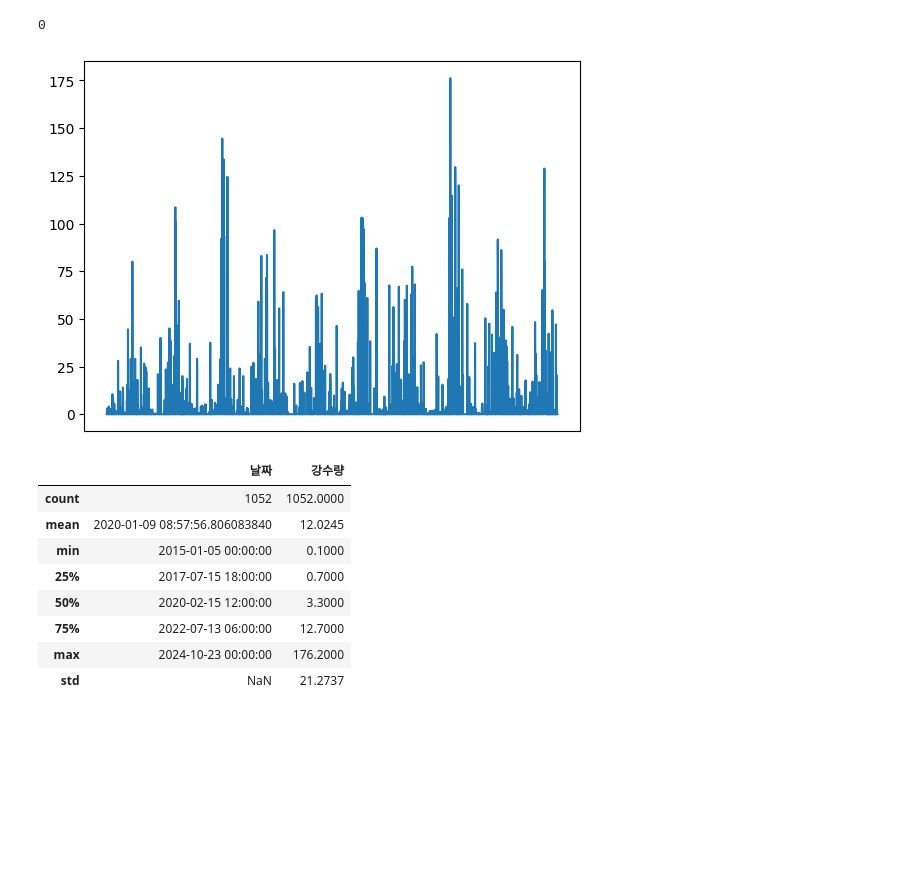
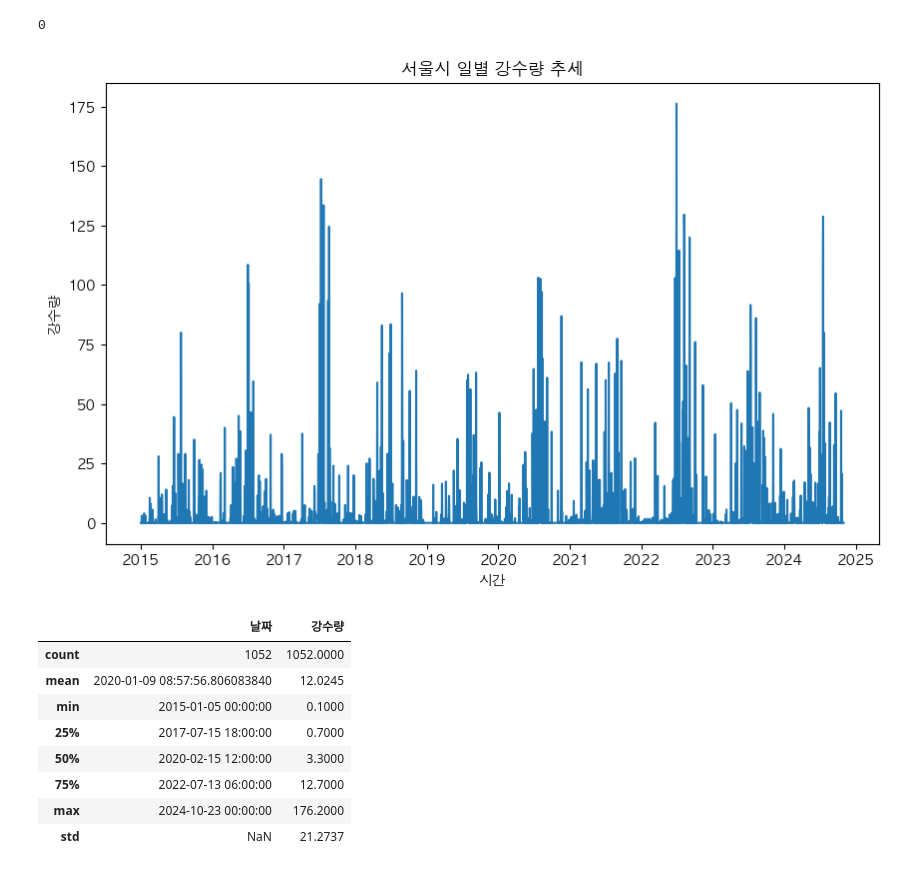
Before and after one commit to InryeolChoi/timeSeries_analysis, a Jupyter notebook: Project/examine.ipynb, the cells around one changed output. Cells and saved outputs as stored; diff of their text form; code cells hidden in the pictures; blank space fills up the shorter version.

```diff
--- a/Project/examine.ipynb
+++ b/Project/examine.ipynb
@@ -41,11 +42,3 @@ precip['날짜'] = pd.to_datetime(precip['날짜'])
 len(precip[precip['강수량'] == np.nan])
 # %% [output]
 0
-# %%
-plt.plot(precip['날짜'], precip['강수량'])
-ax = plt.gca()
-ax.axes.xaxis.set_visible(False)
-
-plt.show()
-# %% [output]
-[figure, removed]
@@ -52,3 +51,12 @@ plt.show()
+# %%
+plt.figure(figsize=(10, 6))
+plt.plot(precip['날짜'], precip['강수량'])
+plt.title("서울시 일별 강수량 추세")
+plt.xlabel('시간')
+plt.ylabel('강수량')
+plt.show()
+# %% [output]
+[figure, added]
 # %%
 precip_info = precip[precip['강수량'] != 0].describe()
 round(precip_info, 4)
```
Also changed, not shown: parts of 5 cells of this notebook, 1 other file.
